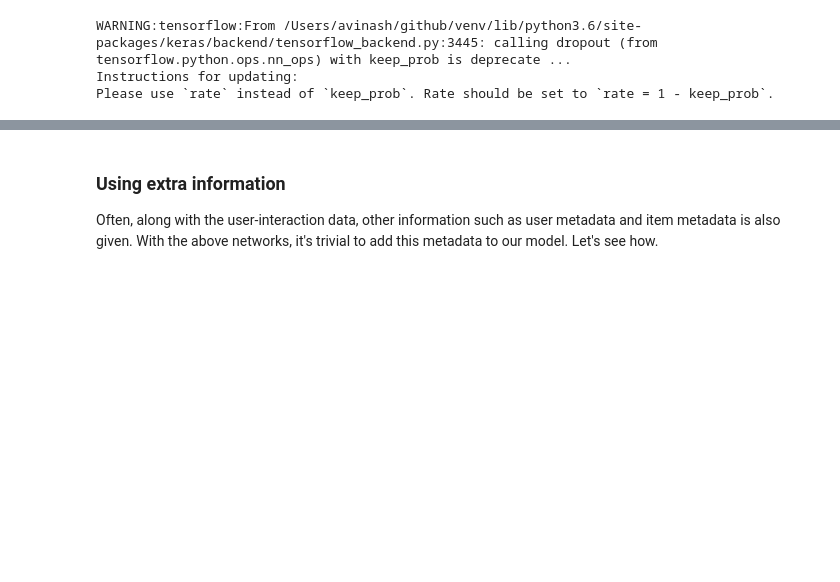
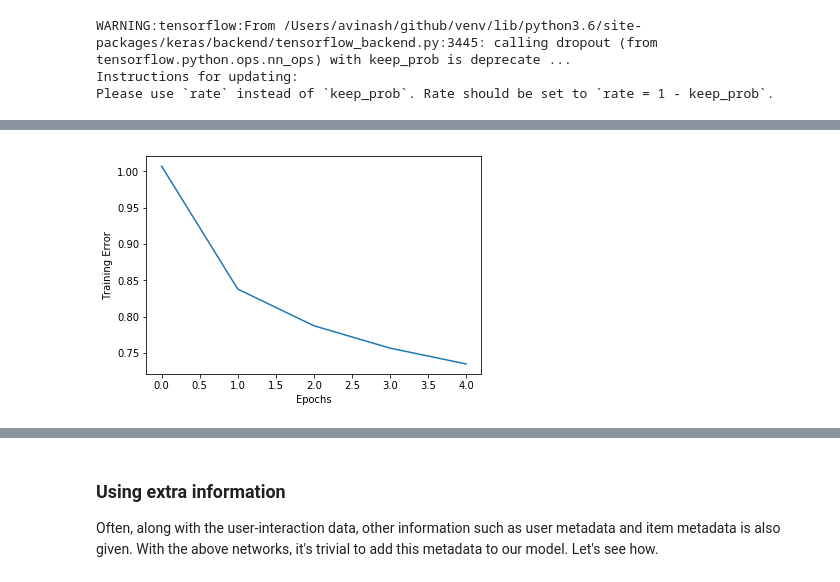
Before and after one commit to avinash-mishra/starconference-recommendation-system, a Jupyter notebook: notebook/neural_approaches_recsys_conference.ipynb, the cells around one changed output, grey strips where cells are left out. Saved outputs shown, nothing was run; the diff lists cells and outputs as text; code cells hidden in the pictures; blank space fills up the shorter version.

```diff
--- a/notebook/neural_approaches_recsys_conference.ipynb
+++ b/notebook/neural_approaches_recsys_conference.ipynb
@@ -447,0 +532,3 @@ predicted actual
+# %%
+model4 = train_and_save(model4, 'model4.h5')
+# %% [output]
@@ -447,0 +545 @@ predicted actual
+[figure, added]
```
Also changed, not shown: parts of 20 cells of this notebook, 1 other file.
